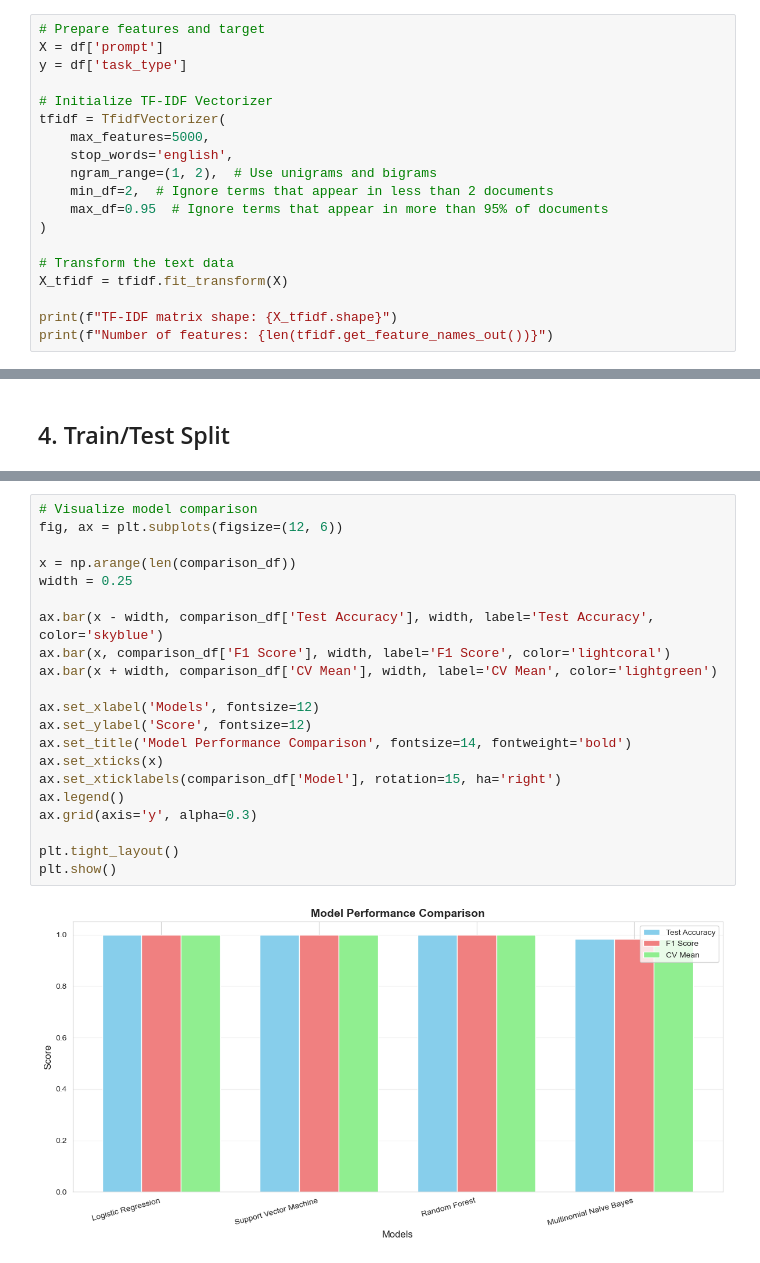
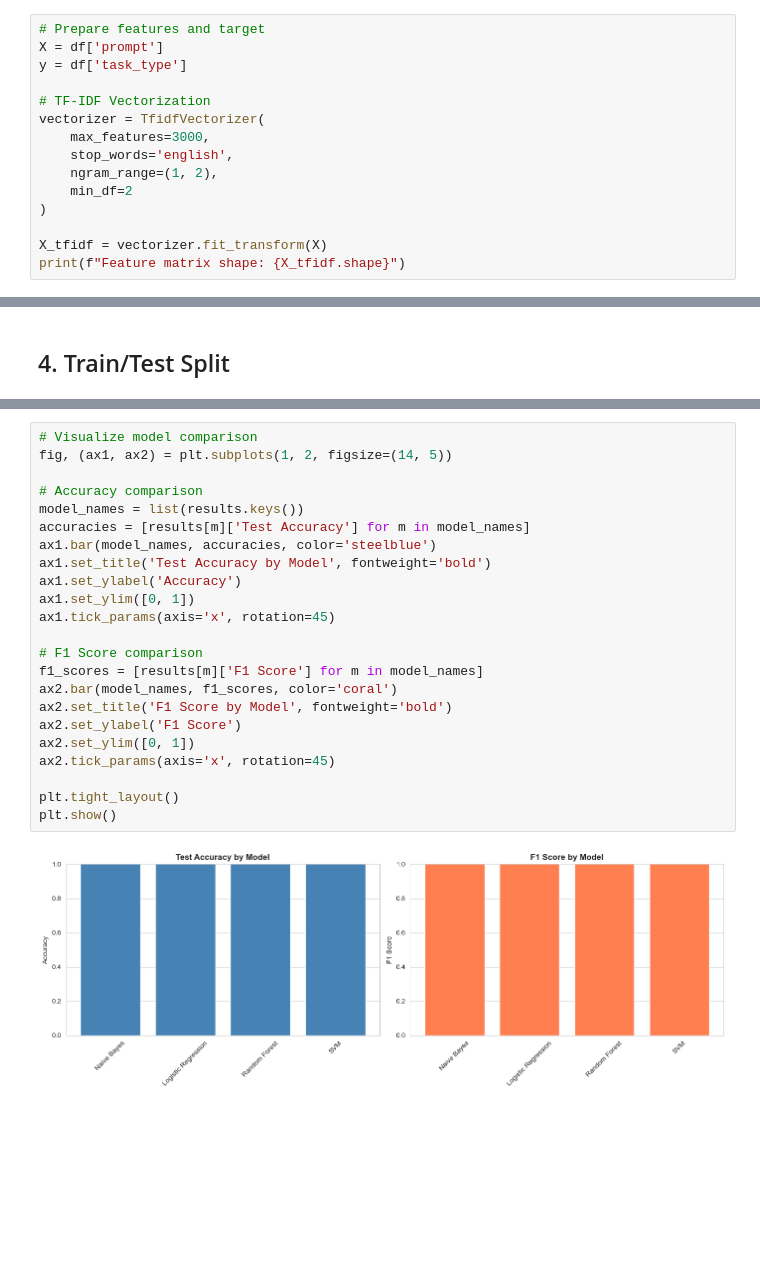
Before and after one commit to ipetrom/bhl-hackathon-beszketnyky, a Jupyter notebook: ml_analysis/ml_analysis.ipynb, the cells around one changed output, grey strips where cells are left out. Saved outputs shown, nothing was run; the diff lists cells and outputs as text; blank space fills up the shorter version.

```diff
--- a/ml_analysis/ml_analysis.ipynb
+++ b/ml_analysis/ml_analysis.ipynb
@@ -181,18 +125,14 @@ We'll prepare the text data using TF-IDF vectorization.
 X = df['prompt']
 y = df['task_type']
 
-# Initialize TF-IDF Vectorizer
-tfidf = TfidfVectorizer(
-    max_features=5000,
+# TF-IDF Vectorization
+vectorizer = TfidfVectorizer(
+    max_features=3000,
     stop_words='english',
-    ngram_range=(1, 2),  # Use unigrams and bigrams
-    min_df=2,  # Ignore terms that appear in less than 2 documents
-    max_df=0.95  # Ignore terms that appear in more than 95% of documents
+    ngram_range=(1, 2),
+    min_df=2
 )
 
-# Transform the text data
-X_tfidf = tfidf.fit_transform(X)
-
-print(f"TF-IDF matrix shape: {X_tfidf.shape}")
-print(f"Number of features: {len(tfidf.get_feature_names_out())}")
+X_tfidf = vectorizer.fit_transform(X)
+print(f"Feature matrix shape: {X_tfidf.shape}")
 # %% [output]
@@ -347,24 +243,26 @@ Best Model: Logistic Regression
-# %%
-# Visualize model comparison
-fig, ax = plt.subplots(figsize=(12, 6))
-
-x = np.arange(len(comparison_df))
-width = 0.25
-
-ax.bar(x - width, comparison_df['Test Accuracy'], width, label='Test Accuracy', color='skyblue')
-ax.bar(x, comparison_df['F1 Score'], width, label='F1 Score', color='lightcoral')
-ax.bar(x + width, comparison_df['CV Mean'], width, label='CV Mean', color='lightgreen')
-
-ax.set_xlabel('Models', fontsize=12)
-ax.set_ylabel('Score', fontsize=12)
-ax.set_title('Model Performance Comparison', fontsize=14, fontweight='bold')
-ax.set_xticks(x)
-ax.set_xticklabels(comparison_df['Model'], rotation=15, ha='right')
-ax.legend()
-ax.grid(axis='y', alpha=0.3)
-
-plt.tight_layout()
-plt.show()
-# %% [output]
-[figure, removed]
+# %%
+# Visualize model comparison
+fig, (ax1, ax2) = plt.subplots(1, 2, figsize=(14, 5))
+
+# Accuracy comparison
+model_names = list(results.keys())
+accuracies = [results[m]['Test Accuracy'] for m in model_names]
+ax1.bar(model_names, accuracies, color='steelblue')
+ax1.set_title('Test Accuracy by Model', fontweight='bold')
+ax1.set_ylabel('Accuracy')
+ax1.set_ylim([0, 1])
+ax1.tick_params(axis='x', rotation=45)
+
+# F1 Score comparison
+f1_scores = [results[m]['F1 Score'] for m in model_names]
+ax2.bar(model_names, f1_scores, color='coral')
+ax2.set_title('F1 Score by Model', fontweight='bold')
+ax2.set_ylabel('F1 Score')
+ax2.set_ylim([0, 1])
+ax2.tick_params(axis='x', rotation=45)
+
+plt.tight_layout()
+plt.show()
+# %% [output]
+[figure, added]
 # %% [markdown]
```
Also changed, not shown: parts of 31 cells of this notebook, 15 other files.
